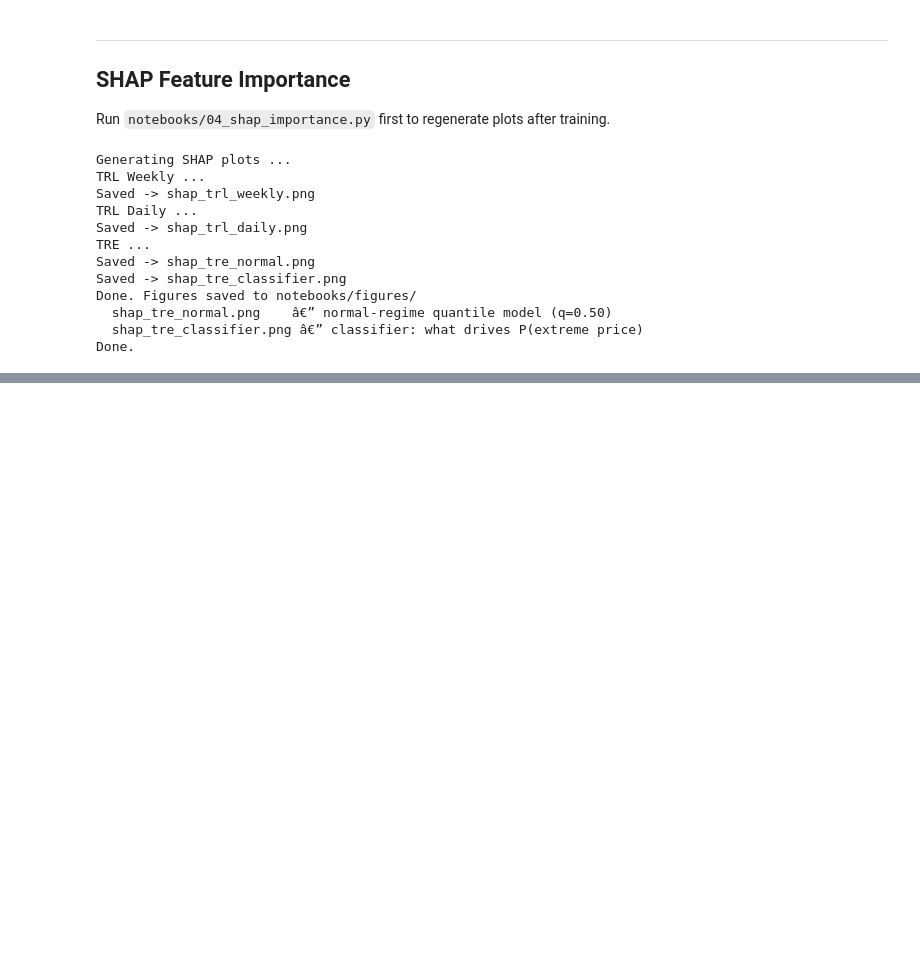
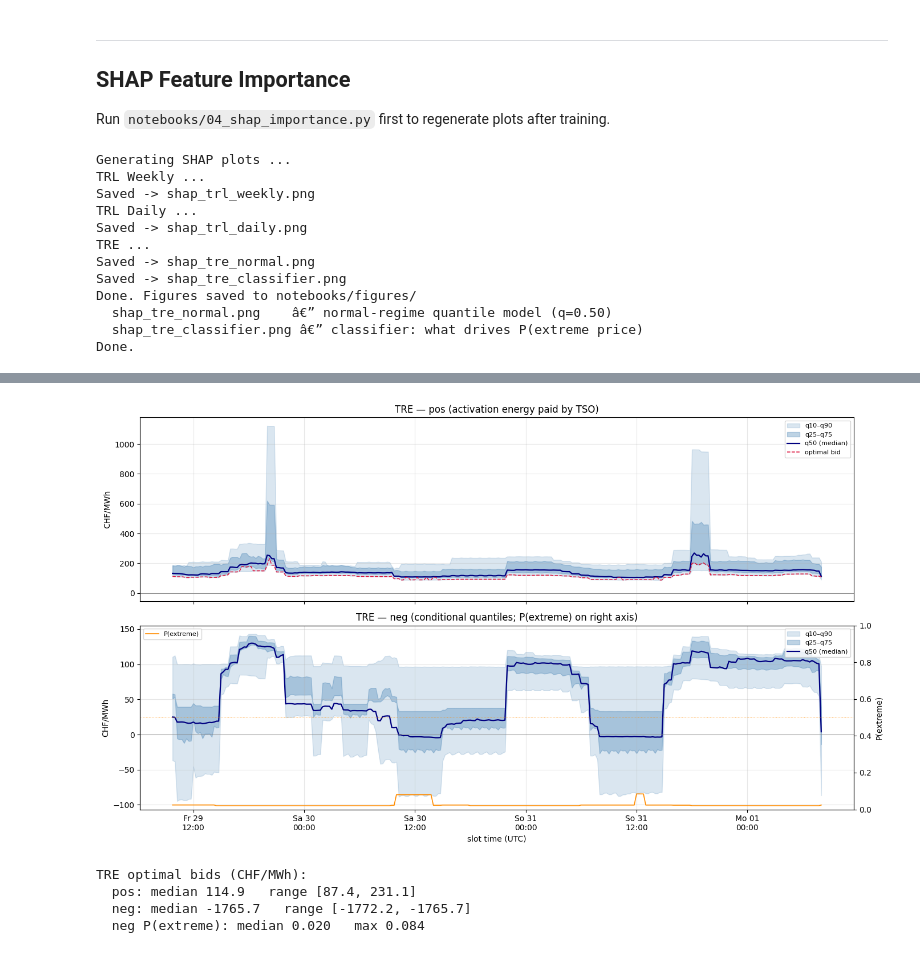
Before and after one commit to Helion-Energy-Solution/Price-Forecasting, a Jupyter notebook: notebooks/model_training.ipynb, the cells around one changed output, grey strips where cells are left out. Cells and saved outputs as stored; diff of their text form; code cells hidden in the pictures; blank space fills up the shorter version.

```diff
--- a/notebooks/model_training.ipynb
+++ b/notebooks/model_training.ipynb
@@ -486,0 +608,36 @@ TRE — Classifier P(extreme)
+# %%
+# ── Plot: TRE (15-min slots) ──────────────────────────────────────────────────
+# pos: quantile fan + optimal bid on one axis.
+# neg: displayed quantiles are CONDITIONAL on the regime the classifier picked
+#      (normal model when p_extreme<0.5, extreme model otherwise). The optimal bid
+#      (~-1900) lives on the extreme scale, so it is shown separately, not on the
+#      quantile axis. P(extreme) is overlaid on a twin axis for context.
+fig, axes = plt.subplots(2, 1, figsize=(14, 8), sharex=True)
+
+df_pos = _fan_df(tre_out, "slot_time", "pos")
+_plot_fan(axes[0], df_pos, "TRE — pos (activation energy paid by TSO)", unit="CHF/MWh")
+
+df_neg = _fan_df(tre_out, "slot_time", "neg")
+_plot_fan(axes[1], df_neg, "TRE — neg (conditional quantiles; P(extreme) on right axis)",
+          show_opt=False, unit="CHF/MWh")
+ax2 = axes[1].twinx()
+ax2.plot(df_neg["t"], df_neg["p_extreme"], color="darkorange", lw=1.2, label="P(extreme)")
+ax2.axhline(0.5, color="darkorange", lw=0.7, ls=":", alpha=0.7)
+ax2.set_ylabel("P(extreme)"); ax2.set_ylim(0, 1)
+ax2.legend(fontsize=8, loc="upper left")
+
+axes[-1].xaxis.set_major_formatter(mdates.DateFormatter("%a %d\n%H:%M"))
+axes[-1].set_xlabel("slot time (UTC)")
+plt.tight_layout(); plt.show()
+
+# Quick numeric peek — optimal bids span both regimes
+print("TRE optimal bids (CHF/MWh):")
+print(f"  pos: median {df_pos['opt'].median():.1f}   range [{df_pos['opt'].min():.1f}, {df_pos['opt'].max():.1f}]")
+print(f"  neg: median {df_neg['opt'].median():.1f}   range [{df_neg['opt'].min():.1f}, {df_neg['opt'].max():.1f}]")
+print(f"  neg P(extreme): median {df_neg['p_extreme'].median():.3f}   max {df_neg['p_extreme'].max():.3f}")
+# %% [output]
+[figure, added]
+TRE optimal bids (CHF/MWh):
+  pos: median 114.9   range [87.4, 231.1]
+  neg: median -1765.7   range [-1772.2, -1765.7]
+  neg P(extreme): median 0.020   max 0.084
```
Also changed, not shown: parts of 15 cells of this notebook, 35 other files.
